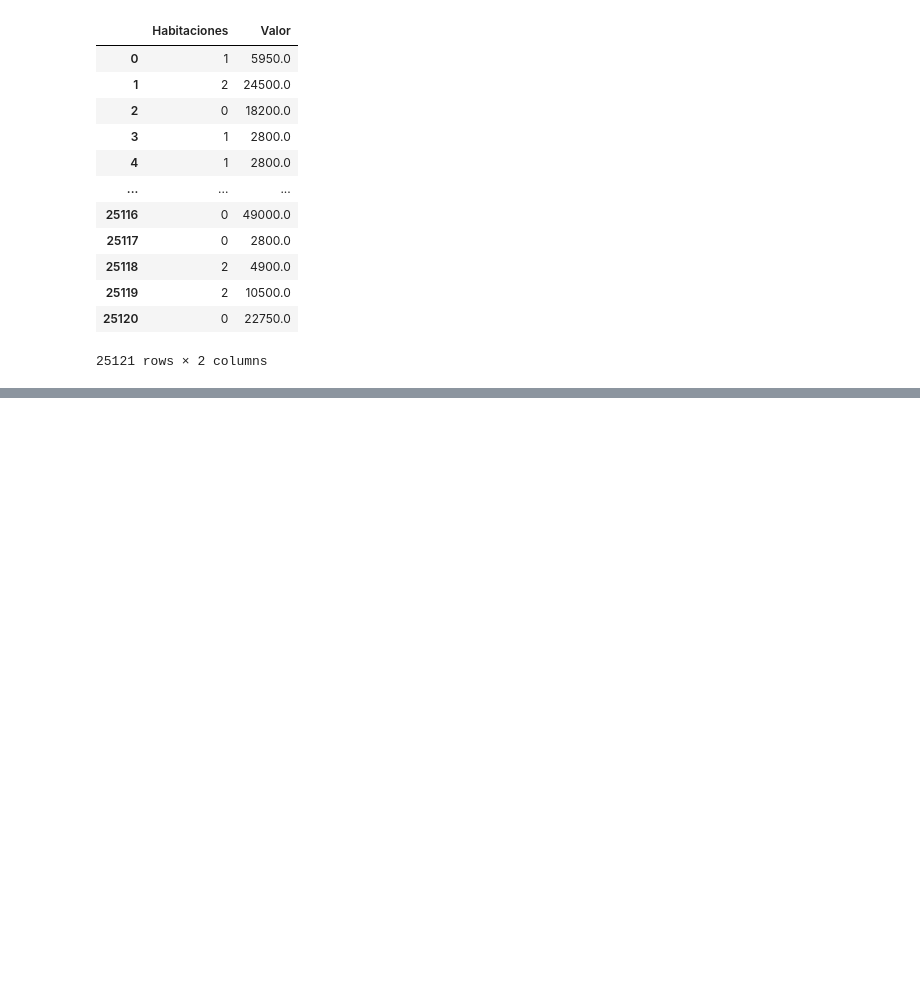
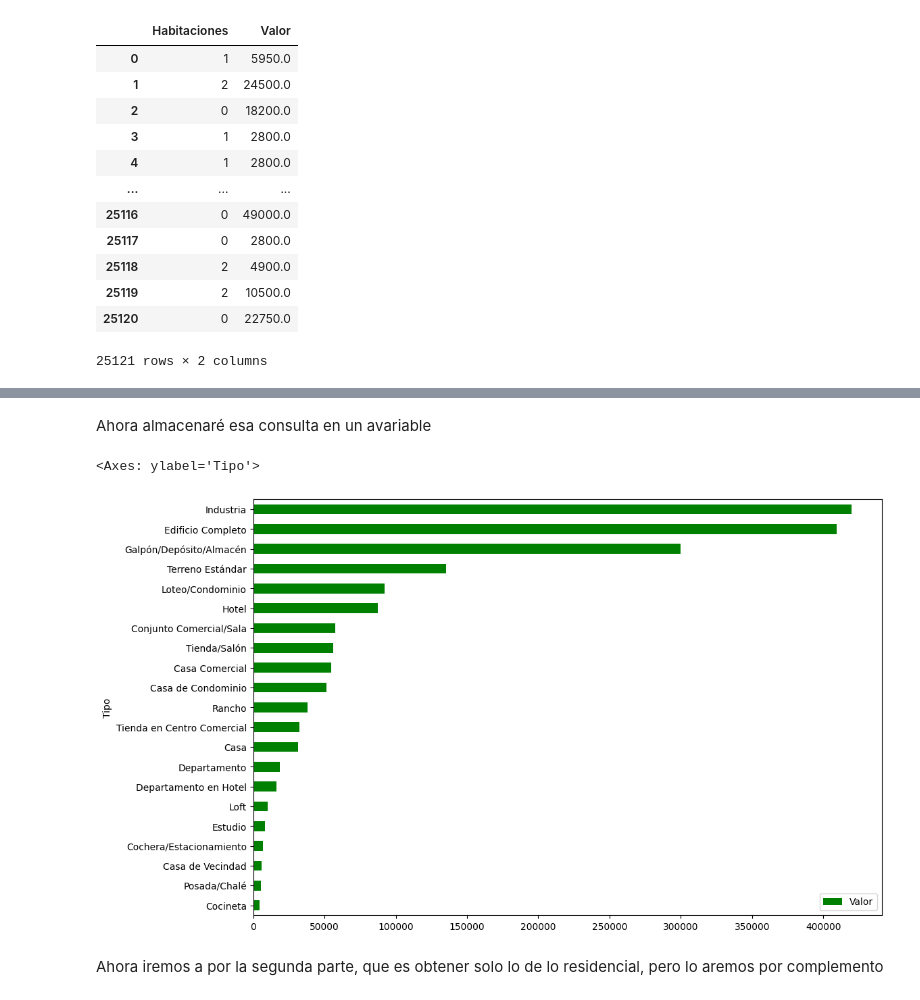
Before and after one commit to EduardoJBenavidesC/Proyecto-Completo, a Jupyter notebook: inmuebles_cdmx.ipynb, the cells around one changed output, grey strips where cells are left out. Saved outputs shown, nothing was run; the diff lists cells and outputs as text; code cells hidden in the pictures; blank space fills up the shorter version.

```diff
--- a/inmuebles_cdmx.ipynb
+++ b/inmuebles_cdmx.ipynb
@@ -151,0 +256,10 @@ datos[['Habitaciones', 'Valor']]
+# %% [markdown]
+Ahora almacenaré esa consulta en un avariable
+# %%
+df_tipo_precio = datos.groupby('Tipo')[['Valor']].mean().sort_values('Valor')
+df_tipo_precio.plot(kind='barh',figsize=(12,8),color='green')
+# %% [output]
+<Axes: ylabel='Tipo'>
+[figure, added]
+# %% [markdown]
+Ahora iremos a por la segunda parte, que es obtener solo lo de lo residencial, pero lo aremos por complemento
```
Also changed, not shown: parts of 24 cells of this notebook.
